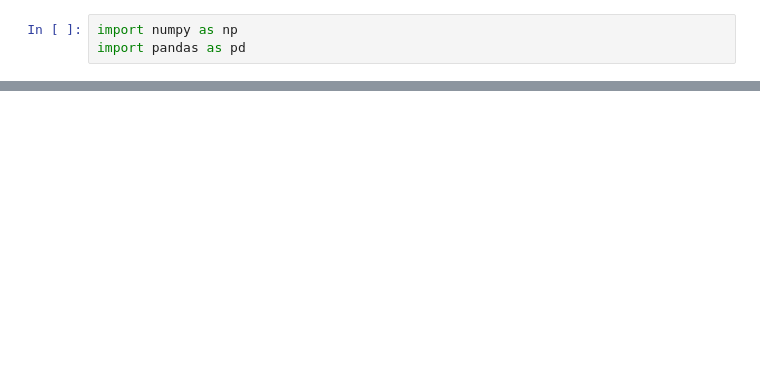
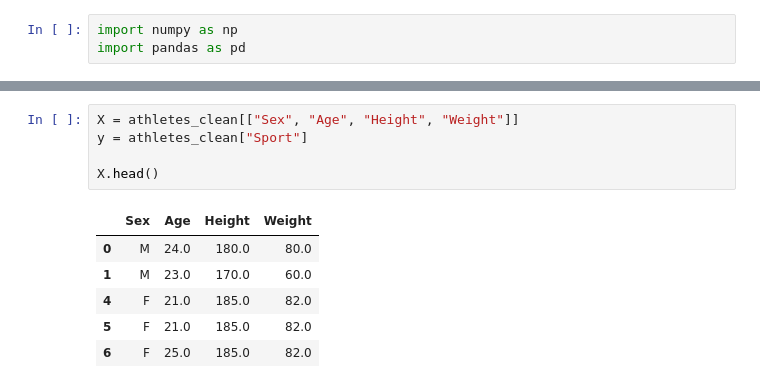
Before and after one commit to MitchKubina/Athlete_Classification_Model, a Jupyter notebook: athletes.ipynb, the cells around one changed output, grey strips where cells are left out. Drawn from its saved outputs; the diff is of its cells as text; blank space fills up the shorter version.

```diff
--- a/athletes.ipynb
+++ b/athletes.ipynb
@@ -13,0 +53,12 @@ athletes.head(5)
+# %%
+X = athletes_clean[["Sex", "Age", "Height", "Weight"]]
+y = athletes_clean["Sport"]
+
+X.head()
+# %% [output]
+|  | Sex | Age | Height | Weight |
+| 0 | M | 24.0 | 180.0 | 80.0 |
+| 1 | M | 23.0 | 170.0 | 60.0 |
+| 4 | F | 21.0 | 185.0 | 82.0 |
+| 5 | F | 21.0 | 185.0 | 82.0 |
+| 6 | F | 25.0 | 185.0 | 82.0 |
```
Also changed, not shown: parts of 19 cells of this notebook.
